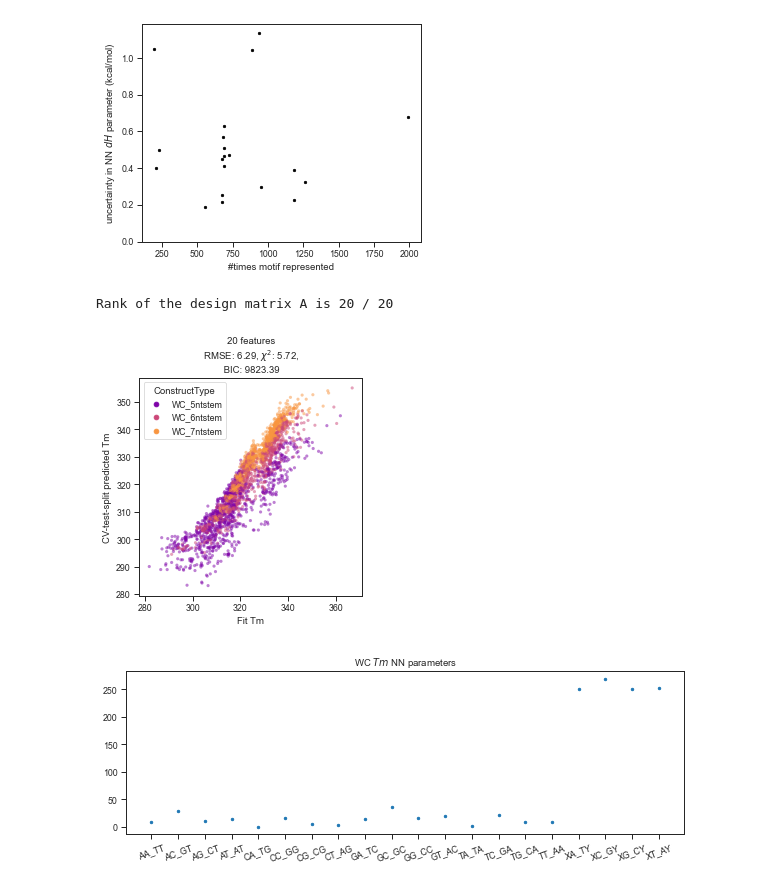
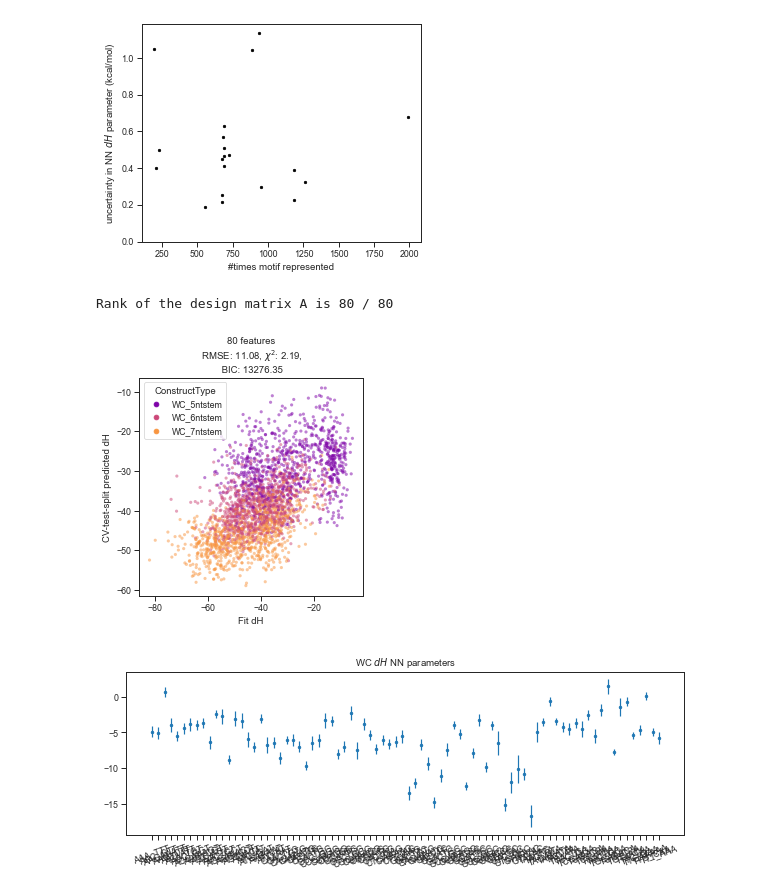
Before and after one commit to keyuxi/nnn_analysis, a Jupyter notebook: 220301_NN_fit_error.ipynb, the cells around one changed output. Cells and saved outputs as stored; diff of their text form; code cells hidden in the pictures.

```diff
--- a/220301_NN_fit_error.ipynb
+++ b/220301_NN_fit_error.ipynb
@@ -143,6 +80,7 @@ ubs.shape
 # %%
 M=20
 # %%
-coef_dfs, motif_se, feats, preds, results = mf.fit_linear_motifs(df, feature_method='get_stack_feature_list_simple_loop', err='_se', stack_sizes=[1,2])
+coef_dfs, motif_se, feats, preds, results = mf.fit_linear_motifs(df, feature_method='get_stack_feature_list', err='_se', stack_sizes=[1,2,3])
+save_fig('./fig/motif_fit/WC_N-NN-NNN_dG_37.pdf')
 # %% [output]
 Rank of the design matrix A is 4 / 4
@@ -156,3 +90,3 @@ Rank of the design matrix A is 20 / 20
 # %%
-motif_df, feats = mf.fit_NN_cv(df, feature_method='get_stack_feature_list_simple_loop', err='_se')
+motif_df, feats = mf.fit_NN_cv(df, feature_method='get_stack_feature_list', err='_se', stack_size=3)
 # %% [output]
@@ -161,5 +95,5 @@ Rank of the design matrix A is 20 / 20
 # %%
-motif_df, feats = mf.fit_NN_cv(df, feature_method='get_stack_feature_list_simple_loop', err='_se')
+motif_df, feats = mf.fit_NN_cv(df, feature_method='get_stack_feature_list', err='_se', stack_size=3)
 
 fig, ax = plt.subplots(figsize=(5,4))
 plt.scatter(np.sum(feats, axis=0), motif_df.dG_37_se, color='k', marker='x')
@@ -185,14 +119,14 @@ Rank of the design matrix A is 20 / 20
 [figure]
 [figure]
 # %%
-param = 'Tm'
+param = 'dH'
 
-motif_df, _ = mf.fit_NN_cv(df, feature_method='get_stack_feature_list_simple_loop', param=param, err='_se')
+motif_df, _ = mf.fit_NN_cv(df, feature_method='get_stack_feature_list', param=param, err='_se', stack_size=3)
 
 plot_motif_param_errorbar(motif_df, param)
 save_fig('./fig/motif_fit/WC_NN_param_%s.pdf'%param)
 plt.show()
 # %% [output]
-Rank of the design matrix A is 20 / 20
+Rank of the design matrix A is 80 / 80
-[figure, old version]
+[figure, new version]
-[figure, old version]
+[figure, new version]
```
Also changed, not shown: parts of 36 cells of this notebook, 16 other files.
